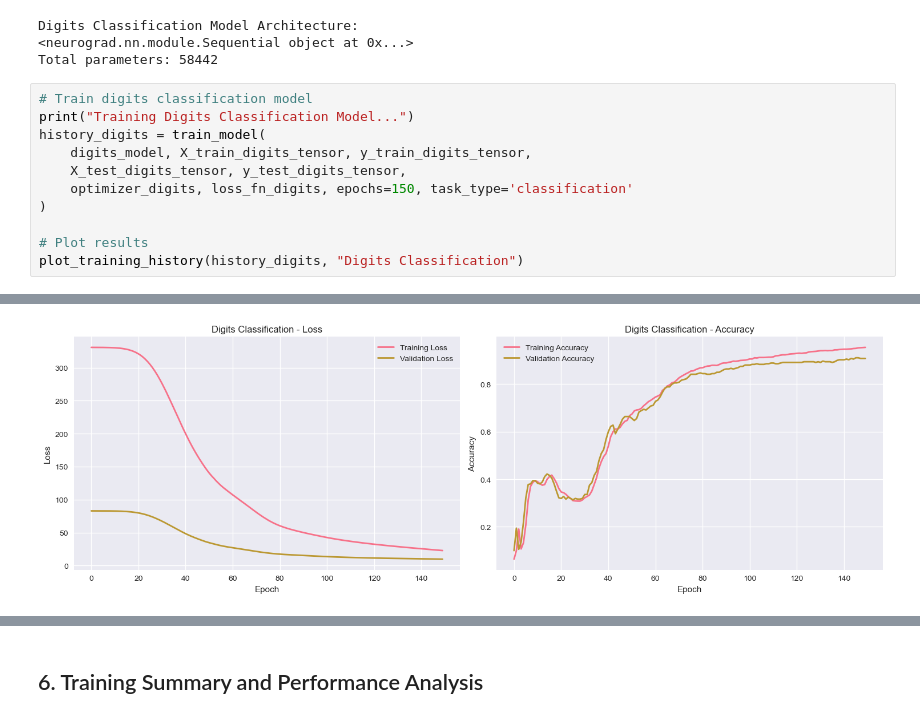
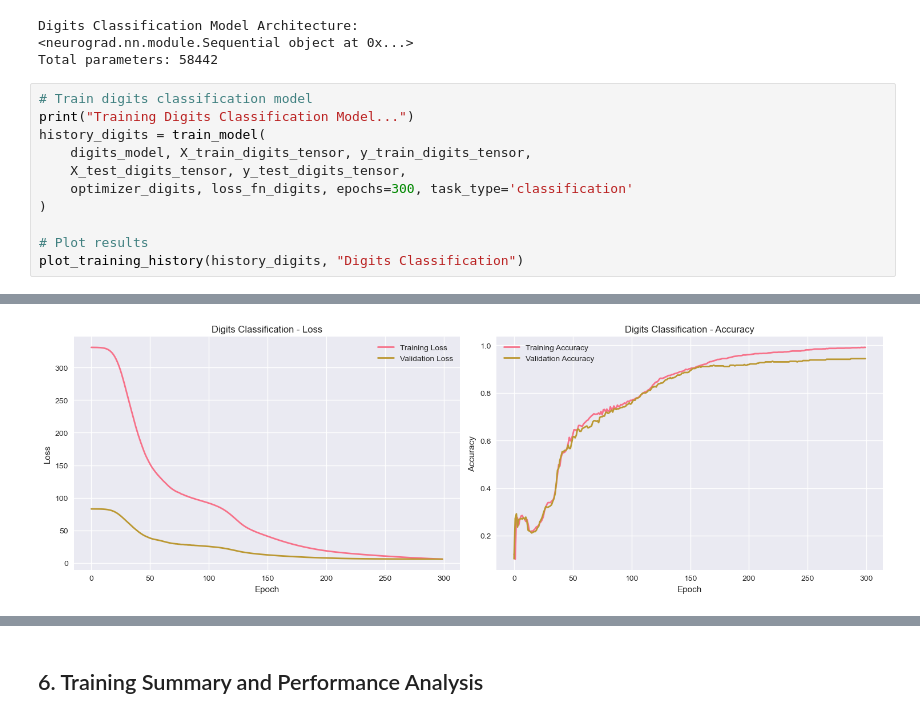
Before and after one commit to b-ionut-r/neurograd, a Jupyter notebook: neural_network_training.ipynb, the cells around one changed output, grey strips where cells are left out. Saved outputs shown, nothing was run; the diff lists cells and outputs as text.

```diff
--- a/neural_network_training.ipynb
+++ b/neural_network_training.ipynb
@@ -861,7 +861,7 @@ print("Training Digits Classification Model...")
 history_digits = train_model(
     digits_model, X_train_digits_tensor, y_train_digits_tensor,
     X_test_digits_tensor, y_test_digits_tensor,
-    optimizer_digits, loss_fn_digits, epochs=150, task_type='classification'
+    optimizer_digits, loss_fn_digits, epochs=300, task_type='classification'
 )
 
 # Plot results
@@ -880,4 +887,4 @@ Training completed in 6.90 seconds
-[figure, old version]
+[figure, new version]
 # %%
 # Evaluate digits classification model
 digits_model.eval()
```
Also changed, not shown: parts of 2 cells of this notebook, 3 other files.
